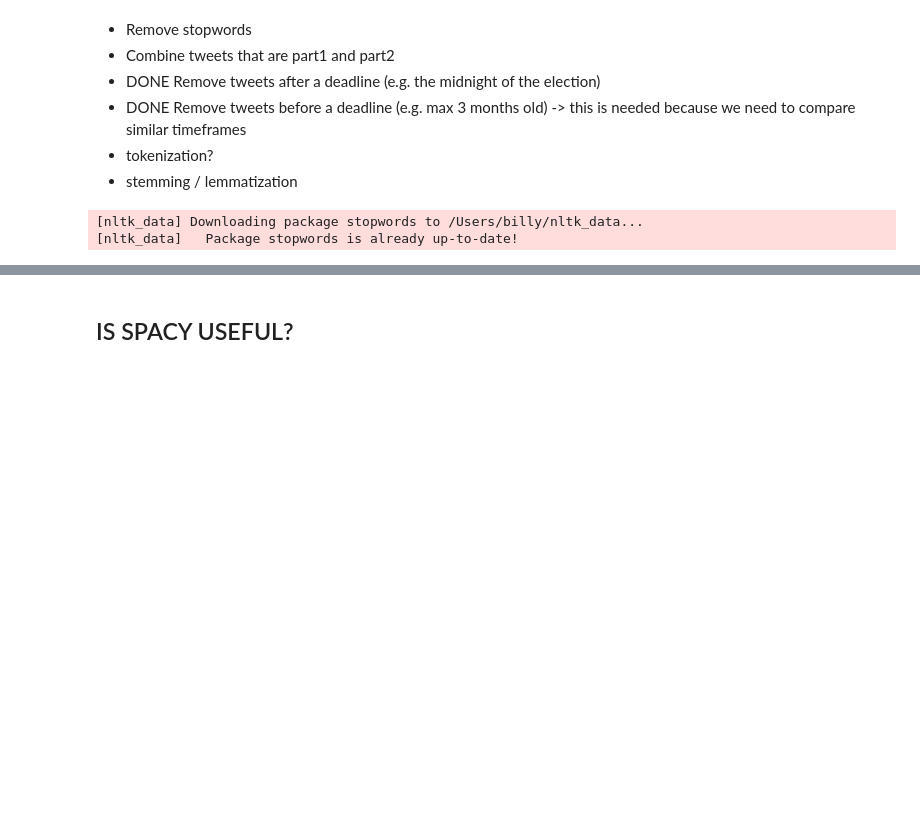
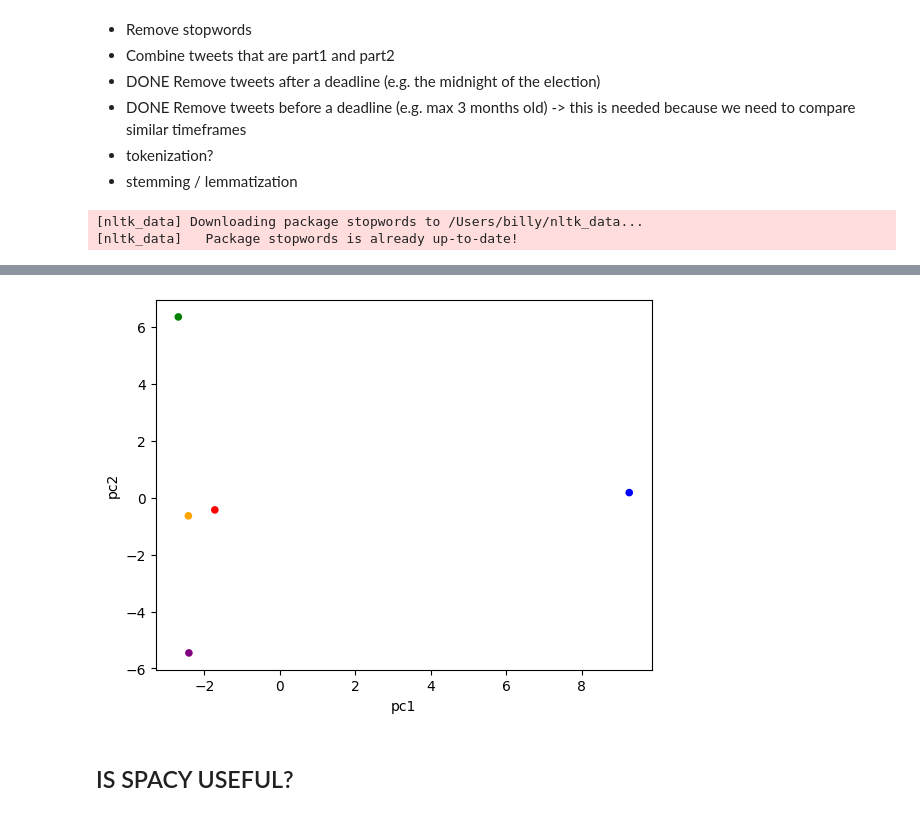
Before and after one commit to bigliolimatteo/how-politicians-change-their-mind, a Jupyter notebook: data_cleaning.ipynb, the cells around one changed output, grey strips where cells are left out. Cells and saved outputs as stored; diff of their text form; code cells hidden in the pictures; blank space fills up the shorter version.

```diff
--- a/data_cleaning.ipynb
+++ b/data_cleaning.ipynb
@@ -218,0 +242,12 @@ df.sort_values(by=["tfidf"], ascending=False)
+# %%
+import pandas as pd
+
+# Keep only the first 2 components
+pca = PCA(n_components = 2)
+
+# Fit PCA and transform the data in the new coordinates
+X_pca = pca.fit_transform(stand_X_tfidf)
+
+# term-document matrix in the new coordinates
+X_pca = pd.DataFrame(data = X_pca, columns = ['pc1', 'pc2'])
+X_pca
@@ -219,3 +269,8 @@ df.sort_values(by=["tfidf"], ascending=False)
+# %%
+X_pca.plot(kind = 'scatter', x = 'pc1', y = 'pc2', color = ['red','blue','green','orange', 'purple'])
+plt.show()
+# %% [output]
+[figure, added]
 # %%
 cleaned_tweet = list()
 
```
Also changed, not shown: parts of 12 cells of this notebook, 1 other file.
